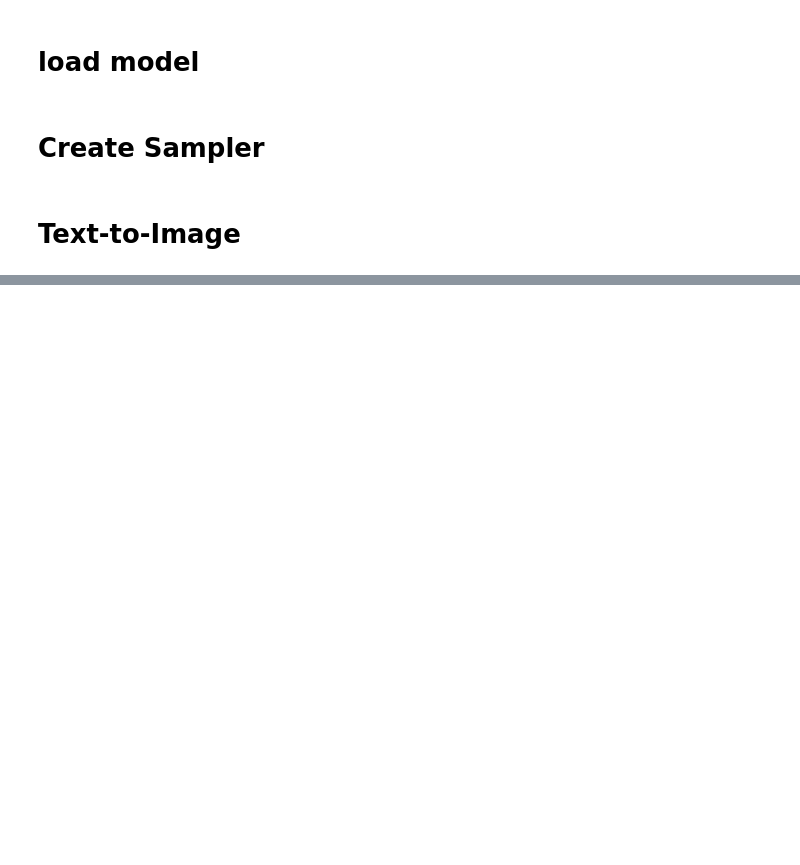
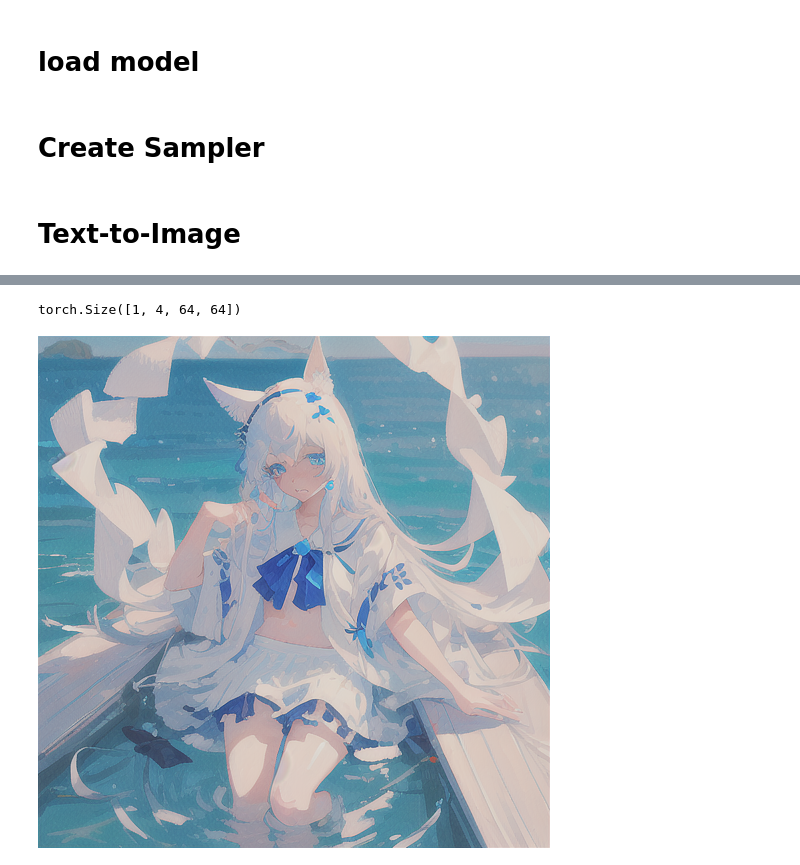
Before and after one commit to mmi366127/multi-ControlNet, a Jupyter notebook: main.ipynb, the cells around one changed output, grey strips where cells are left out. Cells and saved outputs as stored; diff of their text form; code cells hidden in the pictures; blank space fills up the shorter version.

```diff
--- a/main.ipynb
+++ b/main.ipynb
@@ -30,15 +19,17 @@ To enable them in other operations, rebuild TensorFlow with the appropriate comp
 from utils.model_loader import load_model
 
 config_path = './configs/v1-inference.yaml'
-ckpt_path = '../stable-diffusion-webui/models/Stable-diffusion/abyssorangemix2_Hard.safetensors'
+ckpt_path = '../stable-diffusion-webui/models/Stable-diffusion/pastelMixStylizedAnime_pastelMixFull.safetensors'
 
 model = load_model(config_path, ckpt_path)
 # %% [markdown]
 # Create Sampler
 # %%
 from ldm.models.diffusion.ddim import DDIMSampler
+from ldm.models.diffusion.plms import PLMSSampler
+from modules.sampler import VanillaStableDiffusionSampler
 
-sampler = DDIMSampler(model)
+sampler = VanillaStableDiffusionSampler(PLMSSampler, model)
 # %% [markdown]
 # Text-to-Image
 # %%
@@ -94,0 +85,16 @@ Running DDIM Sampling with 40 timesteps
+# %%
+print(sample_ddim.shape)
+# %% [output]
+torch.Size([1, 4, 64, 64])
+# %%
+
+image = model.decode_first_stage(sample_ddim)
+
+# Display
+image = (image / 2.0 + 0.5).clamp(0, 1)
+image = image.detach().cpu().permute(0, 2, 3, 1).numpy()
+images = (image * 255).round().astype("uint8")
+pil_images = [Image.fromarray(image) for image in images]
+pil_images[0]
+# %% [output]
+[figure, added]
```
Also changed, not shown: parts of 2 cells of this notebook, 4 other files.
